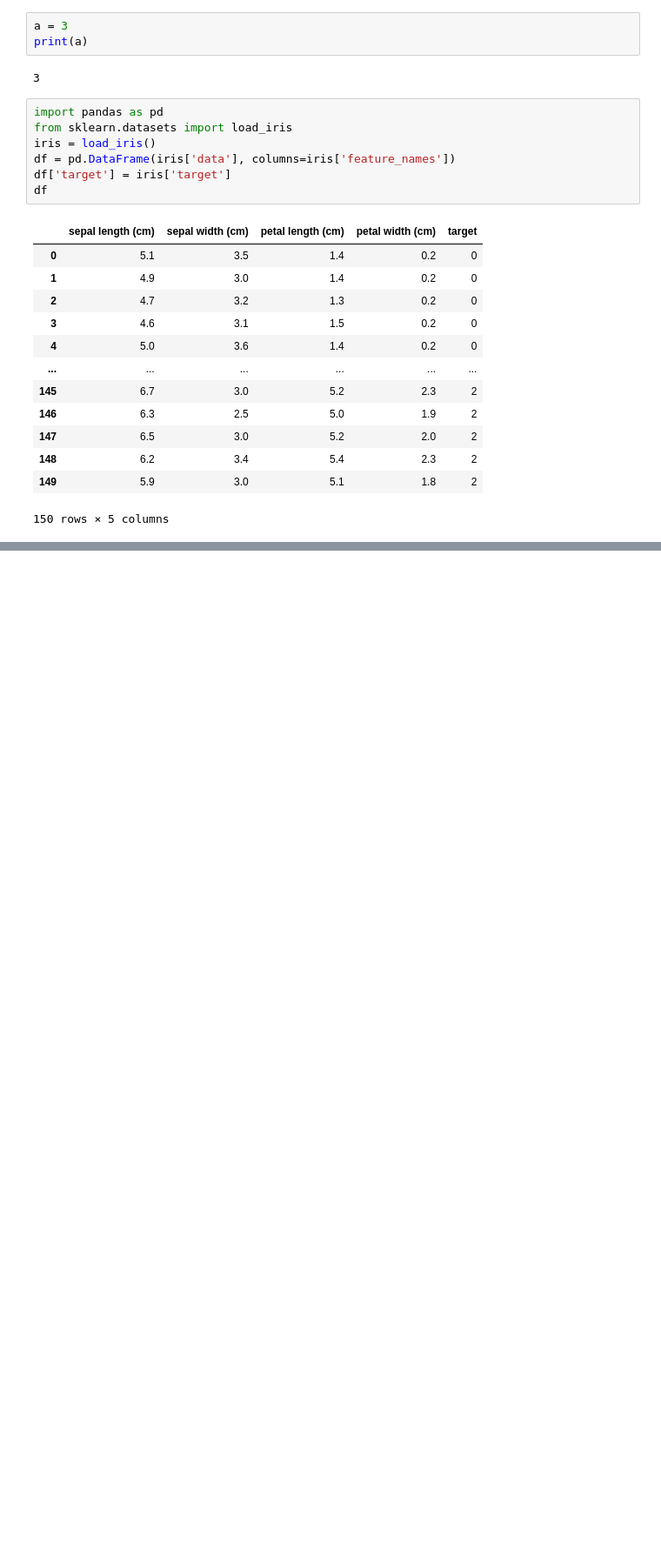
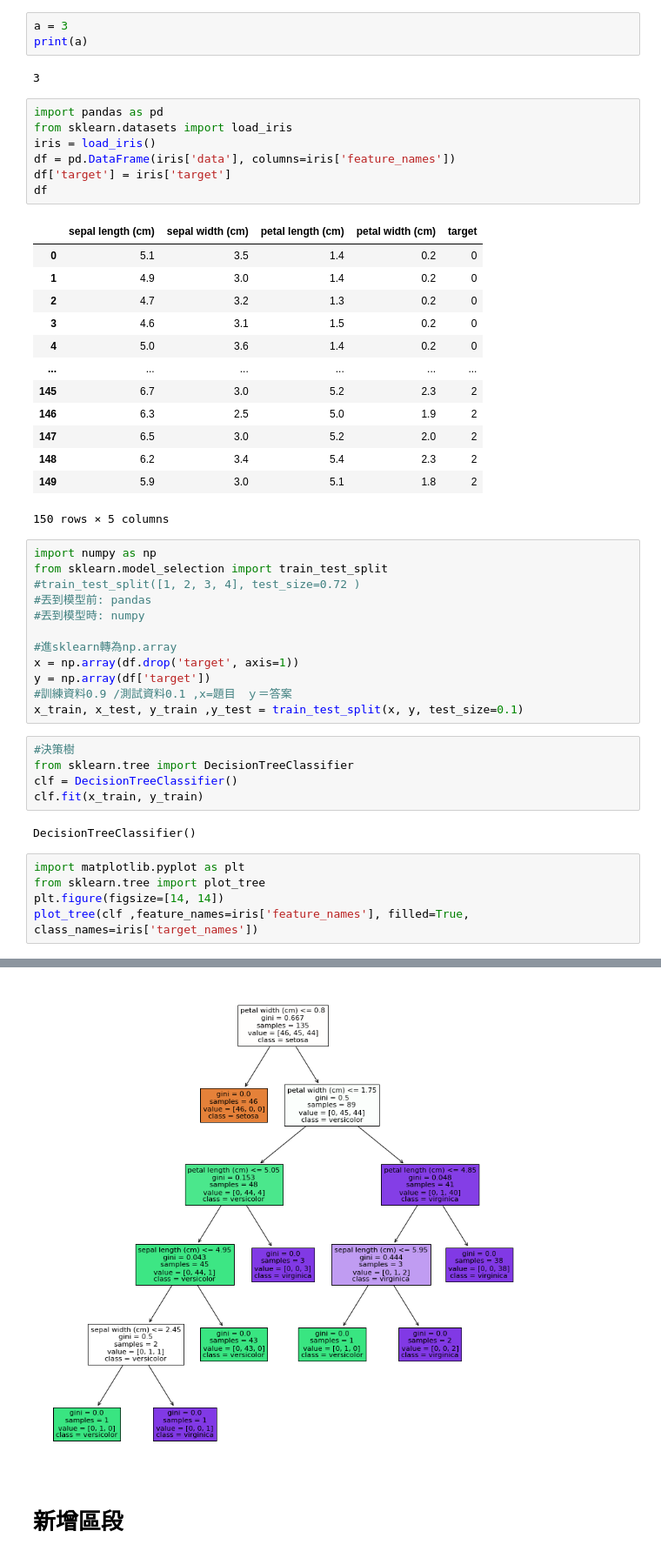
Before and after one commit to wen27/python_calssification, a Jupyter notebook: classification.ipynb, the cells around one changed output, grey strips where cells are left out. Shown at 87% size. Saved outputs shown, nothing was run; the diff lists cells and outputs as text; blank space fills up the shorter version.

```diff
--- a/classification.ipynb
+++ b/classification.ipynb
@@ -26,3 +26,28 @@ df
 | 148 | 6.2 | 3.4 | 5.4 | 2.3 | 2 |
 | 149 | 5.9 | 3.0 | 5.1 | 1.8 | 2 |
 150 rows × 5 columns
+# %%
+import numpy as np
+from sklearn.model_selection import train_test_split
+#train_test_split([1, 2, 3, 4], test_size=0.72 )
+#丟到模型前: pandas
+#丟到模型時: numpy
+
+#進sklearn轉為np.array
+x = np.array(df.drop('target', axis=1))
+y = np.array(df['target'])
+#訓練資料0.9 /測試資料0.1 ,x=題目　ｙ＝答案
+x_train, x_test, y_train ,y_test = train_test_split(x, y, test_size=0.1)
+# %%
+#決策樹
+from sklearn.tree import DecisionTreeClassifier
+clf = DecisionTreeClassifier()
+clf.fit(x_train, y_train)
+# %% [output]
+DecisionTreeClassifier()
+# %%
+import matplotlib.pyplot as plt
+from sklearn.tree import plot_tree
+plt.figure(figsize=[14, 14])
+plot_tree(clf ,feature_names=iris['feature_names'], filled=True, class_names=iris['target_names'])
+# %% [output]
@@ -28,0 +69,3 @@ df
+[figure, added]
+# %% [markdown]
+# 新增區段
```
Also changed, not shown: parts of 1 cell of this notebook.
